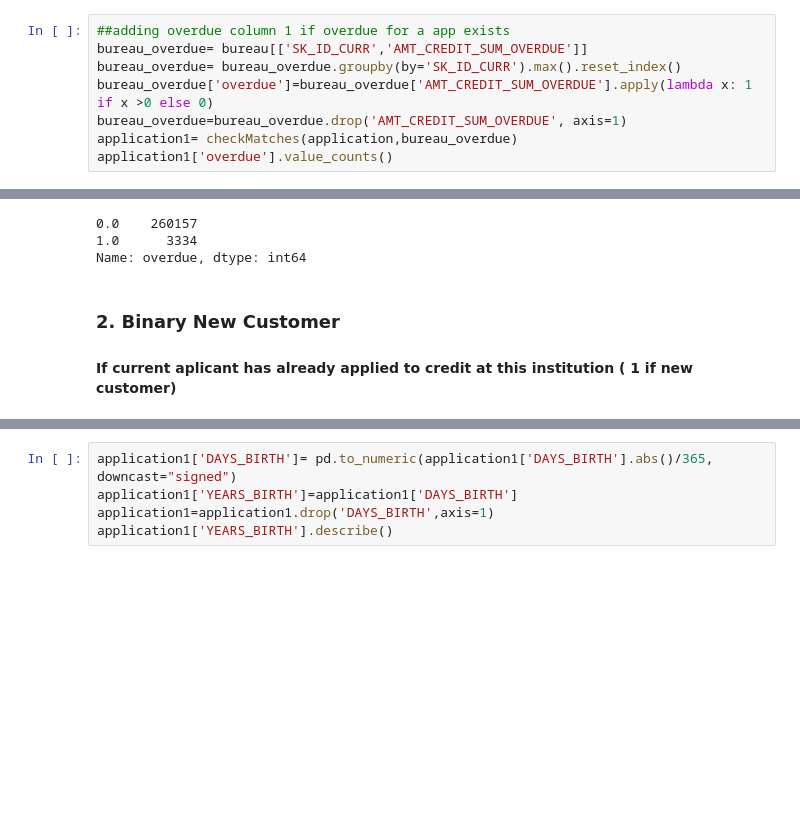
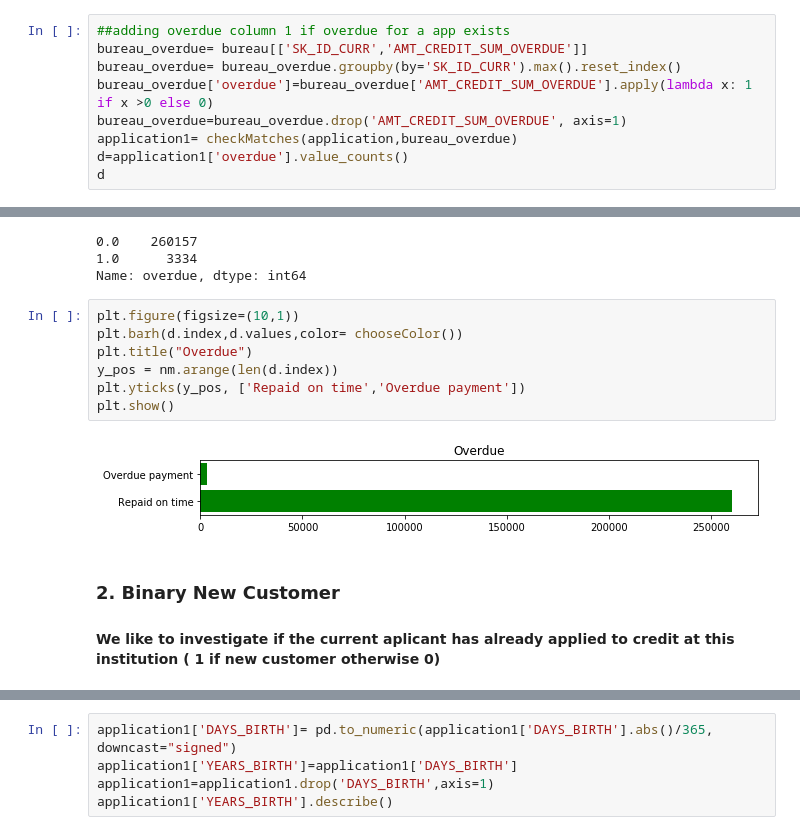
Before and after one commit to lesh3000/AI_Projects, a Jupyter notebook: Untitled4.ipynb, the cells around one changed output, grey strips where cells are left out. Saved outputs shown, nothing was run; the diff lists cells and outputs as text; blank space fills up the shorter version.

```diff
--- a/Untitled4.ipynb
+++ b/Untitled4.ipynb
@@ -68,15 +131,25 @@ bureau_overdue= bureau_overdue.groupby(by='SK_ID_CURR').max().reset_index()
 bureau_overdue['overdue']=bureau_overdue['AMT_CREDIT_SUM_OVERDUE'].apply(lambda x: 1 if x >0 else 0)
 bureau_overdue=bureau_overdue.drop('AMT_CREDIT_SUM_OVERDUE', axis=1)
 application1= checkMatches(application,bureau_overdue)
-application1['overdue'].value_counts()
+d=application1['overdue'].value_counts()
+d
 # %% [output]
 percent of matching records: 0.8568506492450677
 0.0    260157
 1.0      3334
 Name: overdue, dtype: int64
+# %%
+plt.figure(figsize=(10,1))
+plt.barh(d.index,d.values,color= chooseColor())
+plt.title("Overdue")
+y_pos = nm.arange(len(d.index))
+plt.yticks(y_pos, ['Repaid on time','Overdue payment'])
+plt.show()
+# %% [output]
+[figure, added]
 # %% [markdown]
 ### 2. Binary New Customer
-#### If current aplicant has already applied to credit at this institution ( 1 if new customer)
+#### We like to investigate if the current aplicant has already applied to credit at this institution ( 1 if new customer otherwise 0)
 # %%
 ##adding new customer column 1 if new customer
 has_previous_application=set(previous_app['SK_ID_CURR']) & set(application['SK_ID_CURR'])
```
Also changed, not shown: parts of 99 cells of this notebook.
